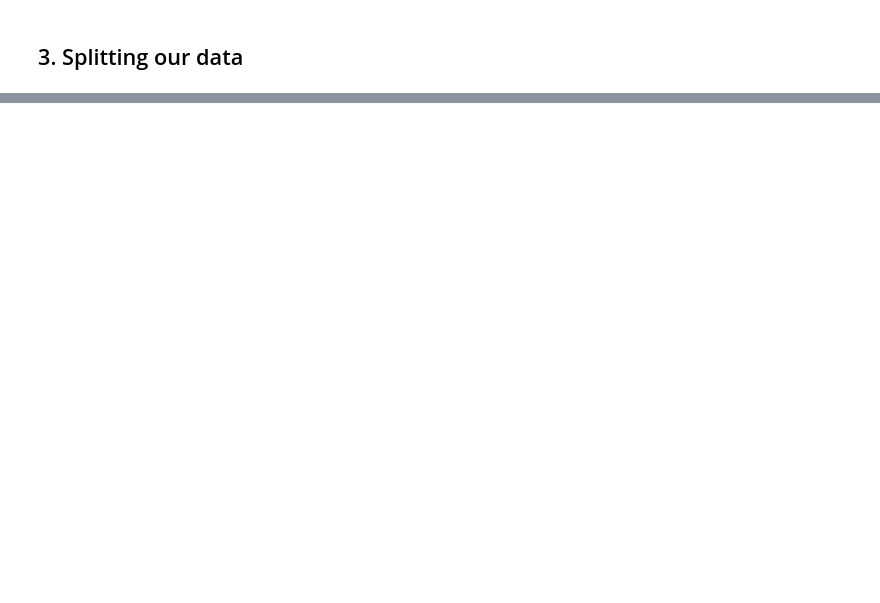
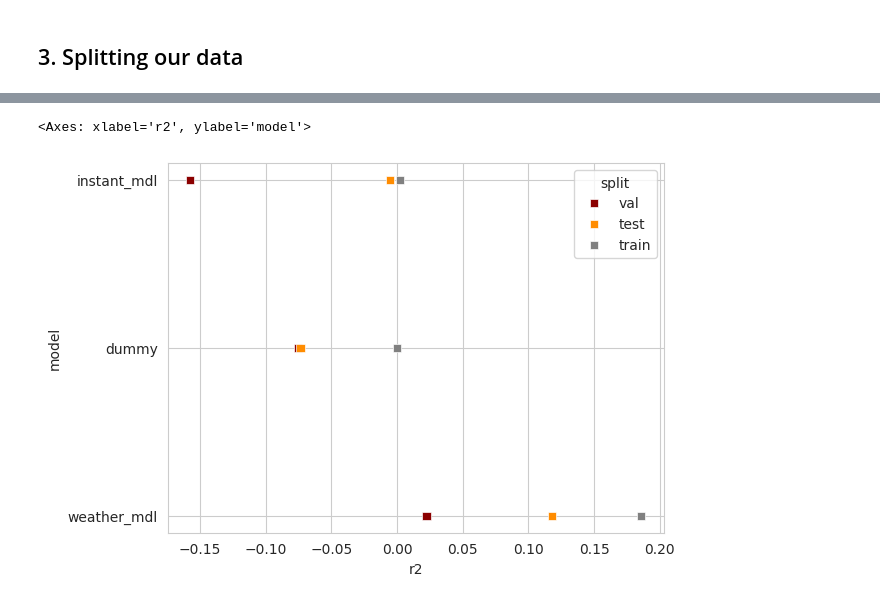
Before and after one commit to MinaAlmasi/DataSci-AU-24, a Jupyter notebook: nbs/class_02/group-RMDS/class_02.ipynb, the cells around one changed output, grey strips where cells are left out. Cells and saved outputs as stored; diff of their text form; code cells hidden in the pictures; blank space fills up the shorter version.

```diff
--- a/nbs/class_02/group-RMDS/class_02.ipynb
+++ b/nbs/class_02/group-RMDS/class_02.ipynb
@@ -95,0 +226,9 @@ performances
+# %%
+sns.scatterplot(data=perf_df.sort_values(by='r2', ascending=True),
+                y='model',
+                x='r2',
+                marker='s',
+                hue='split', palette=['darkred', 'darkorange', 'grey'])
+# %% [output]
+<Axes: xlabel='r2', ylabel='model'>
+[figure, added]
```
Also changed, not shown: parts of 25 cells of this notebook, 3 other files.
